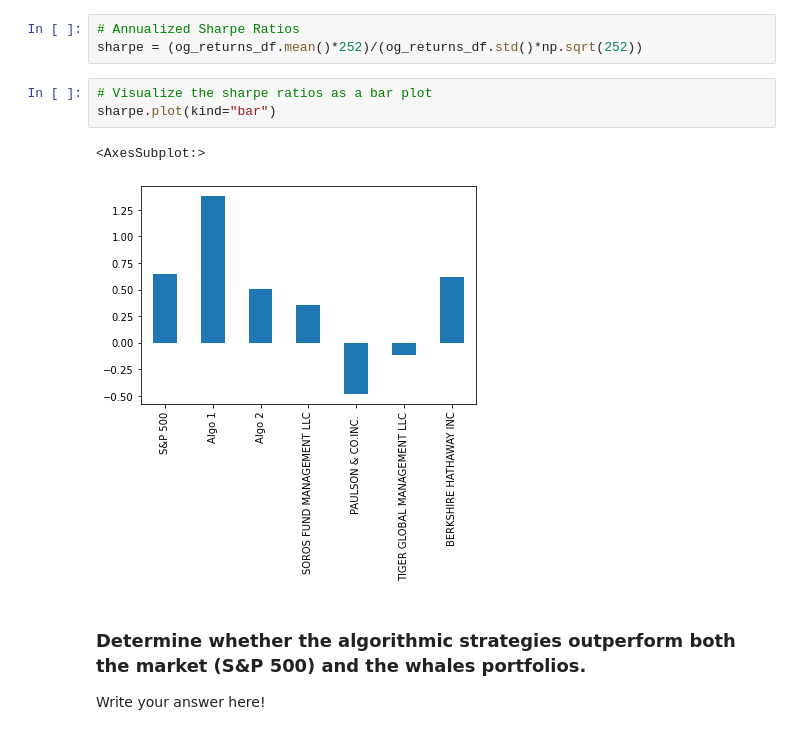
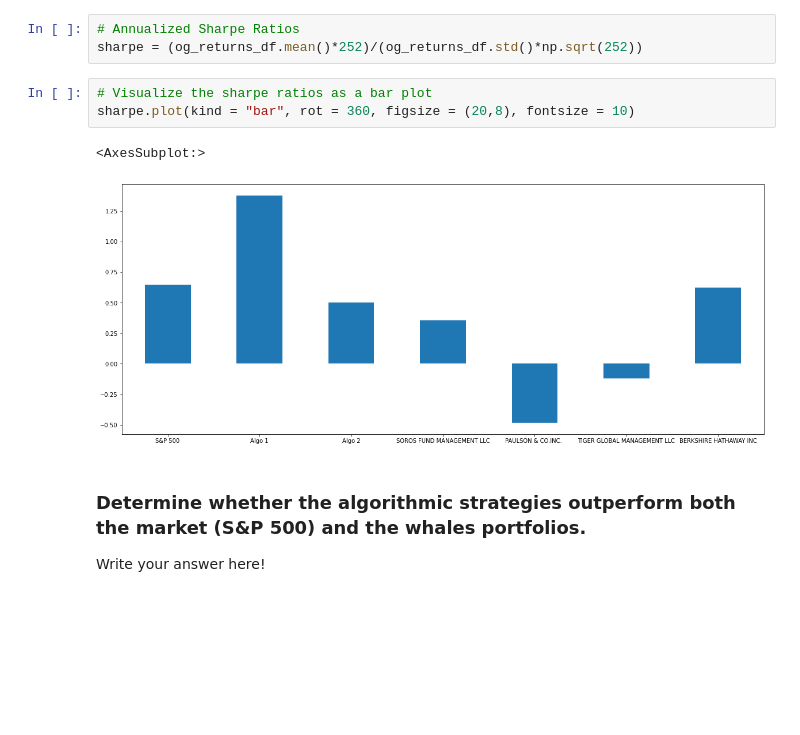
Before and after one commit to TaylorTucker/Pandas---HMW, a Jupyter notebook: Instructions/Starter_Code/whale_analysis.ipynb, the cells around one changed output. Saved outputs shown, nothing was run; the diff lists cells and outputs as text; blank space fills up the shorter version.

```diff
--- a/Instructions/Starter_Code/whale_analysis.ipynb
+++ b/Instructions/Starter_Code/whale_analysis.ipynb
@@ -349,10 +323,10 @@ In reality, investment managers and thier institutional investors look at the ra
 sharpe = (og_returns_df.mean()*252)/(og_returns_df.std()*np.sqrt(252))
 # %%
 # Visualize the sharpe ratios as a bar plot
-sharpe.plot(kind="bar")
+sharpe.plot(kind = "bar", rot = 360, figsize = (20,8), fontsize = 10)
 # %% [output]
 <AxesSubplot:>
-[figure, old version]
+[figure, new version]
 # %% [markdown]
 ### Determine whether the algorithmic strategies outperform both the market (S&P 500) and the whales portfolios.
 
```
Also changed, not shown: parts of 21 cells of this notebook.
